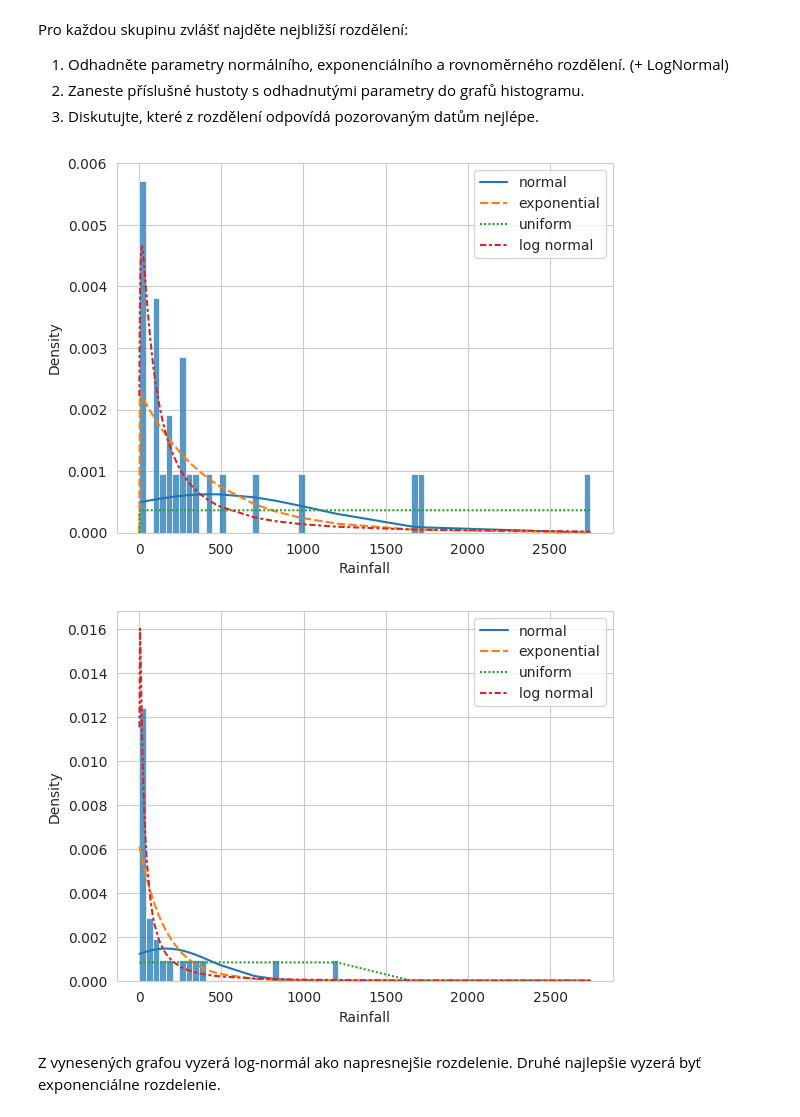
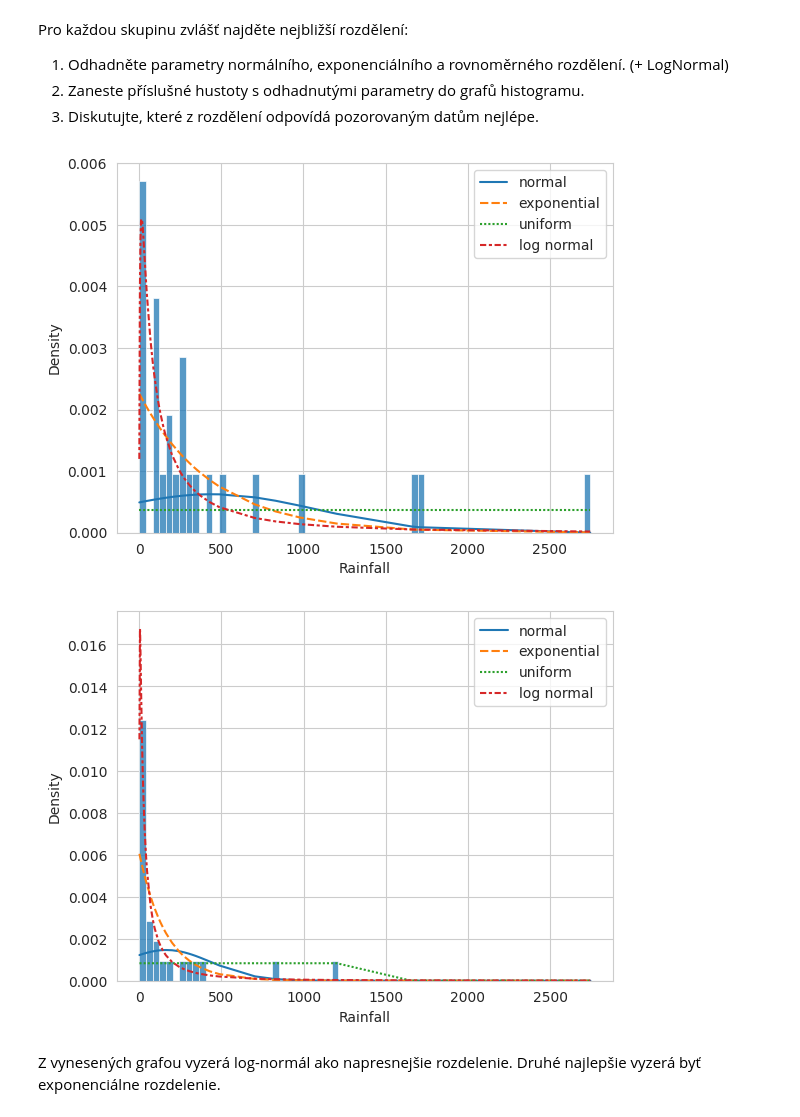
Before and after one commit to Ketchp/PST, a Jupyter notebook: hw.ipynb, the cells around one changed output. Saved outputs shown, nothing was run; the diff lists cells and outputs as text; code cells hidden in the pictures.

```diff
--- a/hw.ipynb
+++ b/hw.ipynb
@@ -87,27 +87,29 @@ Pro každou skupinu zvlášť najděte nejbližší rozdělení:
 # %%
 from scipy.stats import norm, expon, uniform, lognorm
 
+# for most distribution we want to fix loc parameter as
+# negative volume of rain does not make sense, but no rain should be possible
 distributions = {
-    'normal': norm,
-    'exponential': expon,
-    'uniform': uniform,
-    'log normal': lognorm,
+    'normal': (norm, {}),
+    'exponential': (expon, {'floc': 0}),
+    'uniform': (uniform, {'floc': 0}),
+    'log normal': (lognorm, {'floc': 0}),
 }
 # %%
 bins = np.histogram_bin_edges(x_all, bins='stone')  # bins computed from all samples
 for category, cat_data in cd.items():
     # bins = np.histogram_bin_edges(cat_data, bins='stone')
     fitted = pd.DataFrame(index=x_all)
-    for name, dist in distributions.items():
-        param = dist.fit(cat_data)
+    for name, (dist, kw) in distributions.items():
+        param = dist.fit(cat_data, **kw)
         fitted[name] = dist.pdf(x_all, *param)
 
     sns.histplot(cat_data, stat='density', bins=bins)
     sns.lineplot(fitted)
     plt.show()
 # %% [output]
-[figure, old version]
+[figure, new version]
-[figure, old version]
+[figure, new version]
 # %% [markdown]
 Z vynesených grafou vyzerá log-normál ako napresnejšie rozdelenie. Druhé najlepšie vyzerá byť exponenciálne rozdelenie.
 # %%
```
Also changed, not shown: parts of 6 cells of this notebook, 1 other file.
